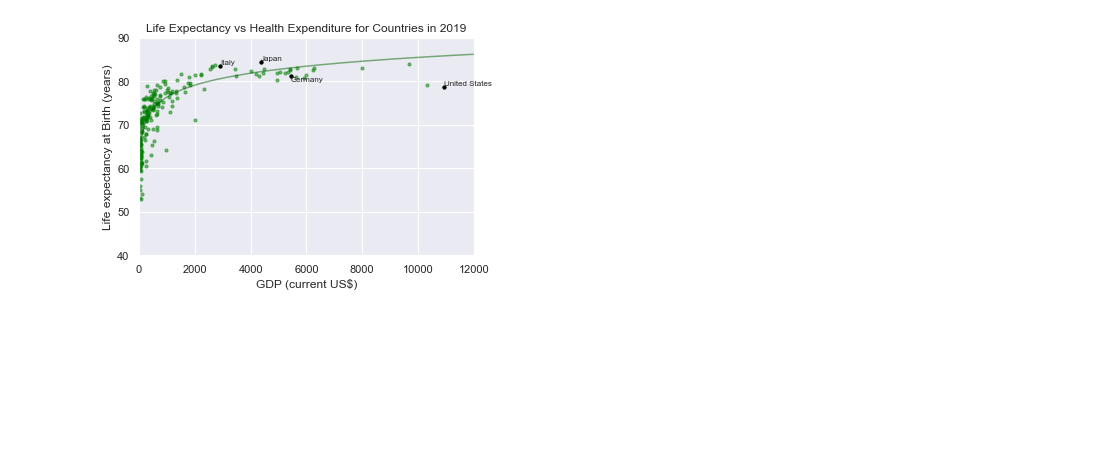
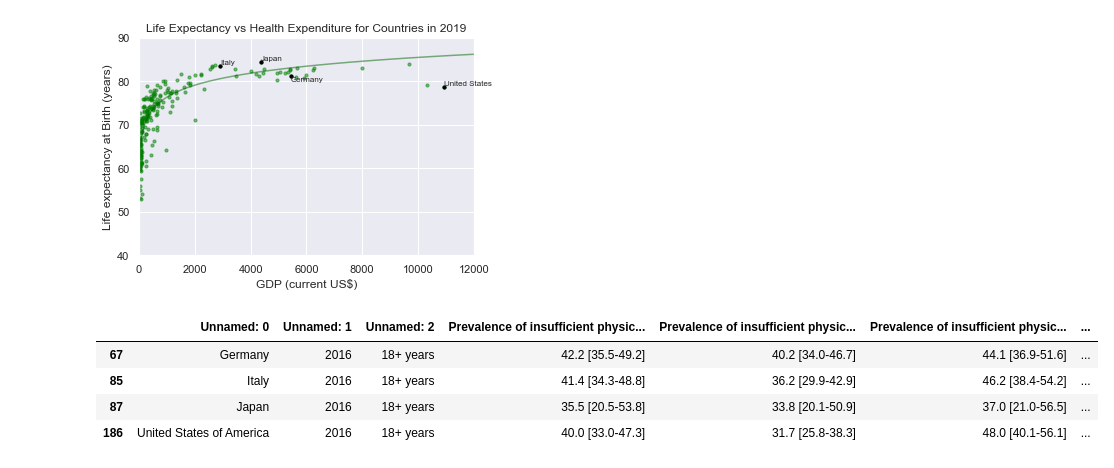
Before and after one commit to Davide011/social_data_project, a Jupyter notebook: life_ex.ipynb, the cells around one changed output. Cells and saved outputs as stored; diff of their text form; code cells hidden in the pictures; blank space fills up the shorter version.

```diff
--- a/life_ex.ipynb
+++ b/life_ex.ipynb
@@ -157,3 +157,16 @@ plt.ylabel('Life expectancy at Birth (years)')
 plt.show()
 # %% [output]
 [figure]
+# %%
+physical_activity = pd.read_csv('data/physical_ac.csv')
+# only include data for countries USA, Japan, Germany, Italy
+
+physical_activity = physical_activity[physical_activity['Unnamed: 0'].isin(['United States of America', 'Japan', 'Germany', 'Italy'])]
+# %%
+physical_activity
+# %% [output]
+|  | Unnamed: 0 | Unnamed: 1 | Unnamed: 2 | Prevalence of insufficient physic... | Prevalence of insufficient physic... | Prevalence of insufficient physic... | ... |
+| 67 | Germany | 2016 | 18+ years | 42.2 [35.5-49.2] | 40.2 [34.0-46.7] | 44.1 [36.9-51.6] | ... |
+| 85 | Italy | 2016 | 18+ years | 41.4 [34.3-48.8] | 36.2 [29.9-42.9] | 46.2 [38.4-54.2] | ... |
+| 87 | Japan | 2016 | 18+ years | 35.5 [20.5-53.8] | 33.8 [20.1-50.9] | 37.0 [21.0-56.5] | ... |
+| 186 | United States of America | 2016 | 18+ years | 40.0 [33.0-47.3] | 31.7 [25.8-38.3] | 48.0 [40.1-56.1] | ... |
```
Also changed, not shown: parts of 9 cells of this notebook, 4 other files.
